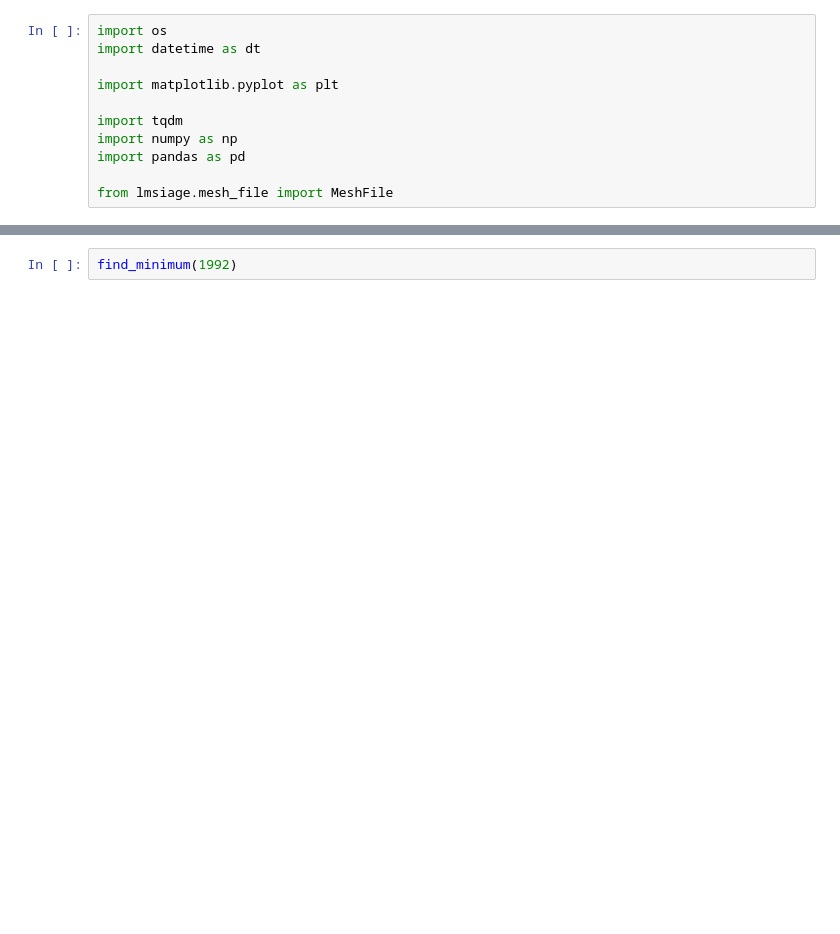
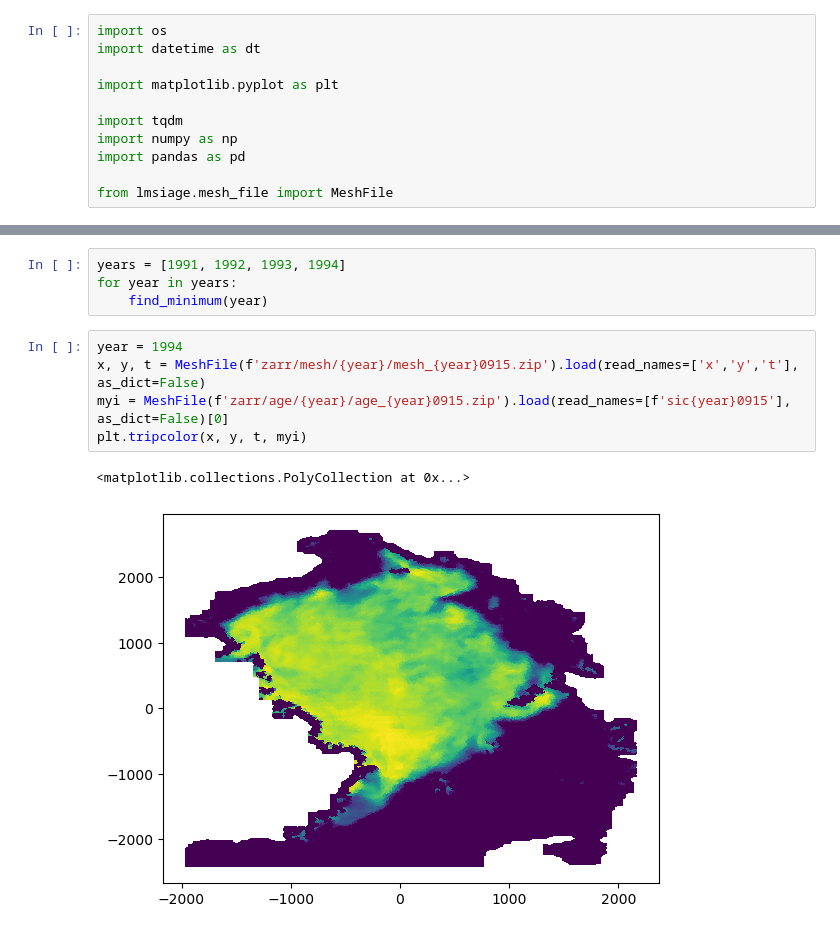
Before and after one commit to nansencenter/sea_ice_age, a Jupyter notebook: 04find_autumn_minima.ipynb, the cells around one changed output, grey strips where cells are left out. Drawn from its saved outputs; the diff is of its cells as text; blank space fills up the shorter version.

```diff
--- a/04find_autumn_minima.ipynb
+++ b/04find_autumn_minima.ipynb
@@ -55,2 +60,12 @@ def find_minimum(year):
 # %%
-find_minimum(1992)
+years = [1991, 1992, 1993, 1994]
+for year in years:
+    find_minimum(year)
+# %%
+year = 1994
+x, y, t = MeshFile(f'zarr/mesh/{year}/mesh_{year}0915.zip').load(read_names=['x','y','t'], as_dict=False)
+myi = MeshFile(f'zarr/age/{year}/age_{year}0915.zip').load(read_names=[f'sic{year}0915'], as_dict=False)[0]
+plt.tripcolor(x, y, t, myi)
+# %% [output]
+<matplotlib.collections.PolyCollection at 0x...>
+[figure, added]
```
Also changed, not shown: parts of 2 cells of this notebook, 17 other files.
